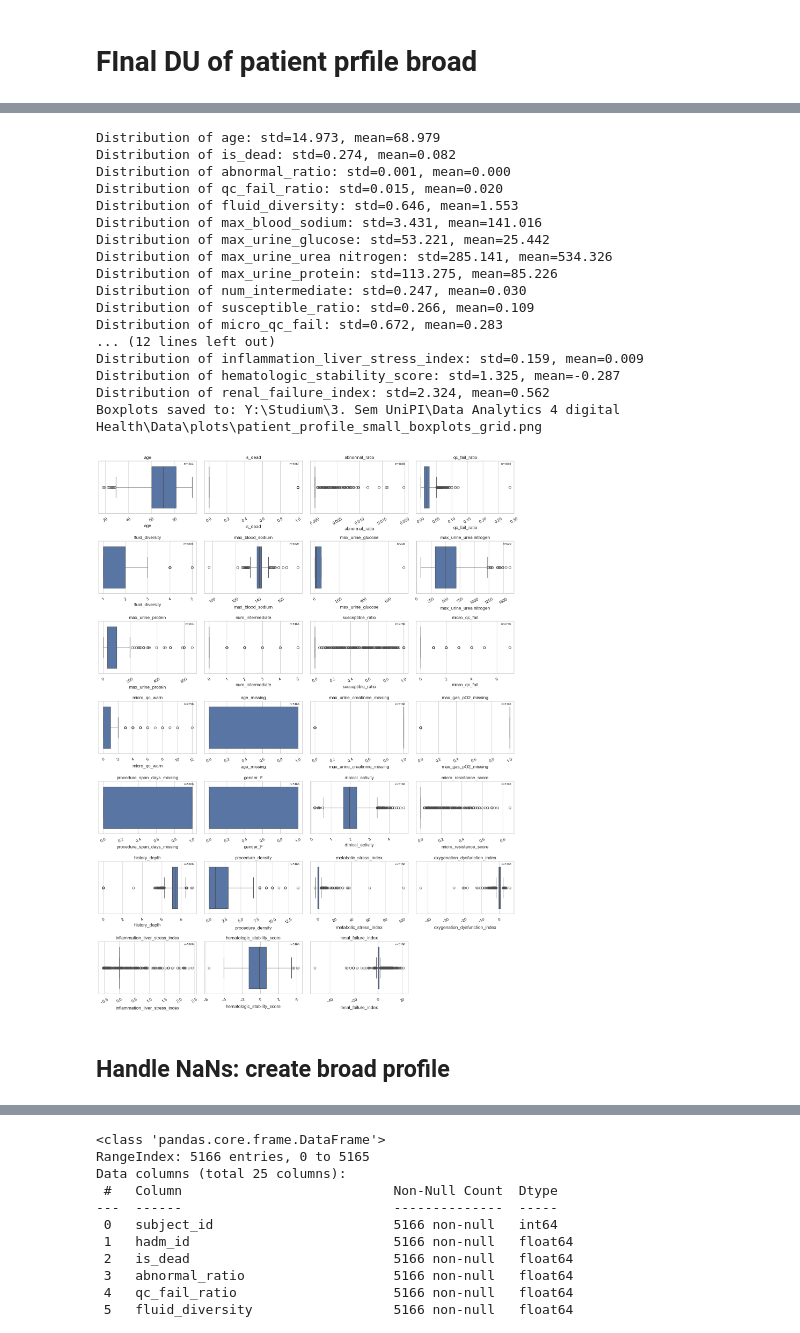
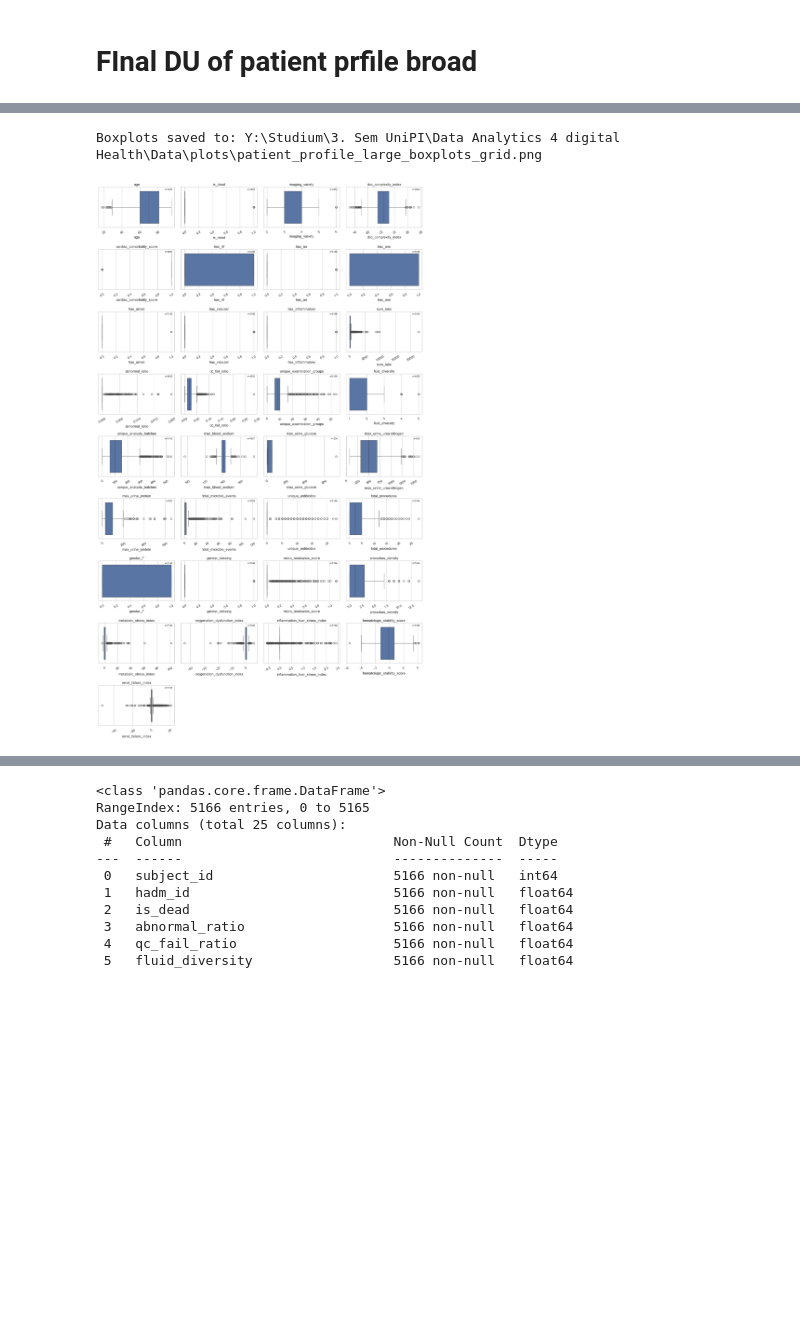
Before and after one commit to alexandermittet/Data_Analytics_for_Health_UniPi, a Jupyter notebook: code/1.2_create_patient_profile.ipynb, the cells around one changed output, grey strips where cells are left out. Cells and saved outputs as stored; diff of their text form; code cells hidden in the pictures; blank space fills up the shorter version.

```diff
--- a/code/1.2_create_patient_profile.ipynb
+++ b/code/1.2_create_patient_profile.ipynb
@@ -230,7 +217,7 @@ map_keywords = {
     'micro': 'has_micro',
     'procedure': 'has_procedure',
     'proc': 'has_procedure',
-    'note': 'has_heartnotes',
+    'note': 'has_heart',
 }
 
 for col in count_cols:
@@ -278,6 +267,6 @@ patient_profile.head()
 # Completeness Analysis
 # %%
 # Identify the 'has_' indicator columns
-has_columns = [col for col in patient_profile.columns if col.startswith('has_')]
+has_columns = [ 'has_heart', 'has_labs', 'has_micro', 'has_procedure']
 print(f"Data source indicators: {has_columns}")
 # %% [output]
@@ -782,18 +773,22 @@ patient_profile_new.shape
 # %%
 to_drop = [
-    'has_heartnotes', 'has_labs', 'has_procedure', 'has_micro',
-    'num_unique_icd',
-        'unique_analysis_batches',
-        'unique_examination_groups',
+    ## dont dont need them anymore
+    'has_heart', 'has_labs', 'has_procedure', 'has_micro',
+
+    ## rest high corr
+        'renal_injury_score',
+        'gender_M',
+        'unique_lab_tests',
         'completeness_score',
-        'gender_M',
+        'lab_time_span_hours',
         'unique_icd_codes',
-        'renal_injury_score',
+        'diagnostic_intensity',
 ]
+
 to_drop = to_drop + list(found_components)
 print(f"Dropping {len(to_drop)} columns used as components or indicators: {to_drop}")
 
 patient_profile_new = patient_profile_new.drop(columns=[c for c in to_drop if c in patient_profile_new.columns])
 
-len(final_profile.columns), patient_profile_new.columns,
+len(patient_profile_new.columns), patient_profile_new.columns
 # %% [output]
@@ -968,5 +873,5 @@ patient_profile_new.to_csv(os.path.join(data_save_path, "patient_profile_final_l
 # %% [markdown]
 # FInal DU of patient prfile broad
 # %%
-patient_profile_small = patient_profile_new.copy()
+patient_profile_large = patient_profile_new.copy()
 # %%
@@ -1010,66 +915,47 @@ patient_profile_small.describe().T
 | hematologic_stability_score | 5166.0 | -2.867563e-01 | 1.324859e+00 | -5.638587e+00 | -1.258152e+00 | -1.195652e-01 | 6.526268e-01 | 4.131341e+00 |
 | renal_failure_index | 5166.0 | 5.617604e-01 | 2.323787e+00 | -5.242988e+01 | -2.500000e-01 | 0.000000e+00 | 6.250000e-01 | 2.125000e+01 |
 # %%
-# Boxplots for all numeric columns in patient_profile_small (exclude ids)
+# Boxplots for all numeric columns in patient_profile_large (exclude ids)
 import math
 import matplotlib.pyplot as plt
 import seaborn as sns
 sns.set(style="whitegrid")
 
-num_cols = [c for c in patient_profile_small.select_dtypes(include=[np.number]).columns
+num_cols = [c for c in patient_profile_large.select_dtypes(include=[np.number]).columns
             if c not in ('subject_id', 'hadm_id')]
 if not num_cols:
     print("No numeric columns found for boxplots.")
 else:
     cols_per_row = 4
     n = len(num_cols)
     rows = math.ceil(n / cols_per_row)
     fig, axes = plt.subplots(rows, cols_per_row, figsize=(cols_per_row * 4, rows * 3))
     axes = axes.flatten() if n > 1 else [axes]
 
     for i, col in enumerate(num_cols):
-        print(f"Distribution of {col}: std={patient_profile_small[col].std():.3f}, mean={patient_profile_small[col].mean():.3f}")
         ax = axes[i]
         # avoid plotting infinite values
-        series = patient_profile_small[col].replace([np.inf, -np.inf], np.nan).dropna()
+        series = patient_profile_large[col].replace([np.inf, -np.inf], np.nan).dropna()
         if series.empty:
             ax.text(0.5, 0.5, "no data", ha='center', va='center')
             ax.set_title(col)
             continue
         sns.boxplot(x=series, ax=ax, color='C0')
         ax.set_title(col)
         ax.tick_params(axis='x', rotation=30)
         ax.text(0.97, 0.97, f"n={len(series)}", transform=ax.transAxes,
                 ha='right', va='top', fontsize=8)
 
     # turn off any unused axes
     for j in range(i + 1, len(axes)):
         axes[j].axis('off')
 
     plt.tight_layout()
     os.makedirs(os.path.join(DATA_DIR, 'plots'), exist_ok=True)
-    out_path = os.path.join(DATA_DIR, 'plots', 'patient_profile_small_boxplots_grid.png')
+    out_path = os.path.join(DATA_DIR, 'plots', 'patient_profile_large_boxplots_grid.png')
     plt.savefig(out_path, dpi=200, bbox_inches='tight')
     print(f"Boxplots saved to: {out_path}")
     plt.show()
 # %% [output]
-Distribution of age: std=14.973, mean=68.979
-Distribution of is_dead: std=0.274, mean=0.082
-Distribution of abnormal_ratio: std=0.001, mean=0.000
-Distribution of qc_fail_ratio: std=0.015, mean=0.020
-Distribution of fluid_diversity: std=0.646, mean=1.553
-Distribution of max_blood_sodium: std=3.431, mean=141.016
-Distribution of max_urine_glucose: std=53.221, mean=25.442
-Distribution of max_urine_urea nitrogen: std=285.141, mean=534.326
-Distribution of max_urine_protein: std=113.275, mean=85.226
-Distribution of num_intermediate: std=0.247, mean=0.030
-Distribution of susceptible_ratio: std=0.266, mean=0.109
-Distribution of micro_qc_fail: std=0.672, mean=0.283
-... (12 lines left out)
-Distribution of inflammation_liver_stress_index: std=0.159, mean=0.009
-Distribution of hematologic_stability_score: std=1.325, mean=-0.287
-Distribution of renal_failure_index: std=2.324, mean=0.562
-Boxplots saved to: Y:\Studium\3. Sem UniPI\Data Analytics 4 digital Health\Data\plots\patient_profile_small_boxplots_grid.png
+Boxplots saved to: Y:\Studium\3. Sem UniPI\Data Analytics 4 digital Health\Data\plots\patient_profile_large_boxplots_grid.png
-[figure, old version]
+[figure, new version]
-# %% [markdown]
-## Handle NaNs: create broad profile
```
Also changed, not shown: parts of 48 cells of this notebook, 14 other files.
